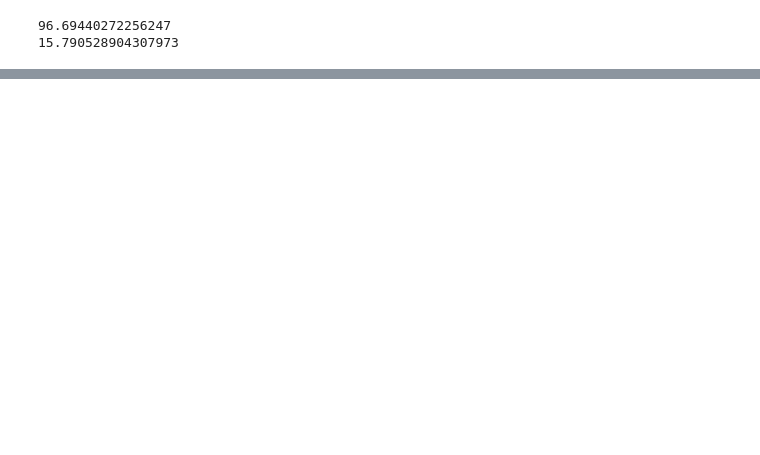
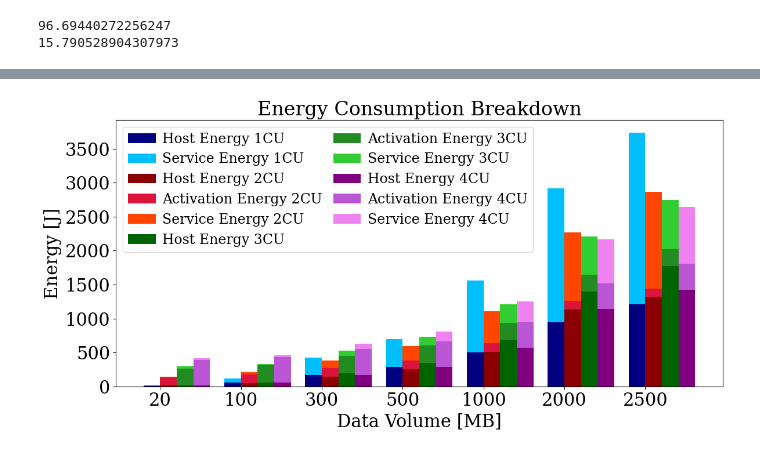
Before and after one commit to RootLeo00/Dynamic-Scaling-Policy-Energy-5G-ORAN, a Jupyter notebook: power-metrics-per-pod-realtime/energy_x_packet_iperf-n_comparison_CU_scaling.ipynb, the cells around one changed output, grey strips where cells are left out. Cells and saved outputs as stored; diff of their text form; code cells hidden in the pictures; blank space fills up the shorter version.

```diff
--- a/power-metrics-per-pod-realtime/energy_x_packet_iperf-n_comparison_CU_scaling.ipynb
+++ b/power-metrics-per-pod-realtime/energy_x_packet_iperf-n_comparison_CU_scaling.ipynb
@@ -616,0 +541,97 @@ plt.show()
+# %%
+import pandas as pd
+import matplotlib.pyplot as plt
+import numpy as np
+import os
+
+# Filter the DataFrame for a specific maxrate value
+maxrate = 50  # Replace with the desired maxrate value
+df = df_experiment[df_experiment['maxrate'] == maxrate].copy()
+
+# Aggregate the data for each Mbps requested and num_cus combination
+energy_data = df.groupby(['Mbps requested', 'num_cus'])[
+    ['host_energy_consumption', 'service_energy_consumption_J', 'powerup_energy_consumption']
+].mean().unstack()
+
+# Define color mapping for bars
+color_map = {
+    1: ['navy', 'deepskyblue', 'dodgerblue'],        # Higher contrast blues for 1 CU
+    2: ['darkred', 'orangered', 'crimson'],          # Higher contrast reds for 2 CUs
+    3: ['darkgreen', 'limegreen', 'forestgreen'],    # Higher contrast greens for 3 CUs
+    4: ['purple', 'violet', 'mediumorchid'],         # Higher contrast purples for 4 CUs
+}
+
+# Calculate x positions for bars
+bar_width = 0.35
+bar_gap = 1  # Space between groups
+x_positions = np.arange(len(energy_data.index)) * (2 * bar_width + bar_gap)
+
+# Create the plot
+fig, ax = plt.subplots(figsize=(12, 6))
+
+# Plot bars for each CU configuration
+for j, num_cus in enumerate(energy_data.columns.levels[1]):
+    # Extract data for the specific num_cus
+    data = energy_data.xs(num_cus, level='num_cus', axis=1)
+
+    # Plot Host Energy Consumption
+    ax.bar(
+        x_positions + j * bar_width,
+        data['host_energy_consumption'],
+        width=bar_width,
+        color=color_map[num_cus][0],
+        label=f'Host Energy {num_cus}CU',  # Only label once
+    )
+
+    # Plot Power-Up Energy Consumption for num_cus > 1
+    if num_cus > 1:
+        ax.bar(
+            x_positions + j * bar_width,
+            data['powerup_energy_consumption'],
+            width=bar_width,
+            bottom=data['host_energy_consumption'],
+            color=color_map[num_cus][2],  # Use the third color for Power-Up Energy
+            label=f'Activation Energy {num_cus}CU',  # Only label once
+        )
+
+    # Plot Service Energy Consumption
+    ax.bar(
+        x_positions + j * bar_width,
+        data['service_energy_consumption_J'],
+        width=bar_width,
+        bottom=data['host_energy_consumption'] + (data['powerup_energy_consumption'] if num_cus > 1 else 0),
+        color=color_map[num_cus][1],  # Use the second color for Service Energy
+        label=f'Service Energy {num_cus}CU',  # Only label once
+    )
+
+# Add labels, title, and legend with increased font size
+ax.set_xlabel('Data Volume [MB]', fontsize=22)  # Increased font size for x-axis label
+ax.set_ylabel('Energy [J]', fontsize=22)  # Increased font size for y-axis label
+ax.set_title(f'Energy Consumption Breakdown', fontsize=24)  # Increased title font size
+
+# Increase font size for ticks on both axes
+plt.xticks(fontsize=22)  # Larger font size for x-axis ticks
+plt.yticks(fontsize=22)  # Larger font size for y-axis ticks
+
+# Set x-ticks and labels
+ax.set_xticks(x_positions + bar_width / 2)
+ax.set_xticklabels(energy_data.index, rotation=0)
+
+# Adjust legend font size
+# Adjust the legend to be more compact
+ax.legend(fontsize=17, ncol=2, loc='upper left', columnspacing=0.8, handletextpad=0.5)
+
+
+# Adjust layout for better spacing
+plt.tight_layout()
+
+# Save the plot to a PDF file
+output_dir = "output_plots"
+os.makedirs(output_dir, exist_ok=True)
+output_file = os.path.join(output_dir, "energy_details_plot.pdf")
+plt.savefig(output_file, format='pdf')
+
+# Display the plot
+plt.show()
+# %% [output]
+[figure, added]
```
Also changed, not shown: parts of 17 cells of this notebook.
